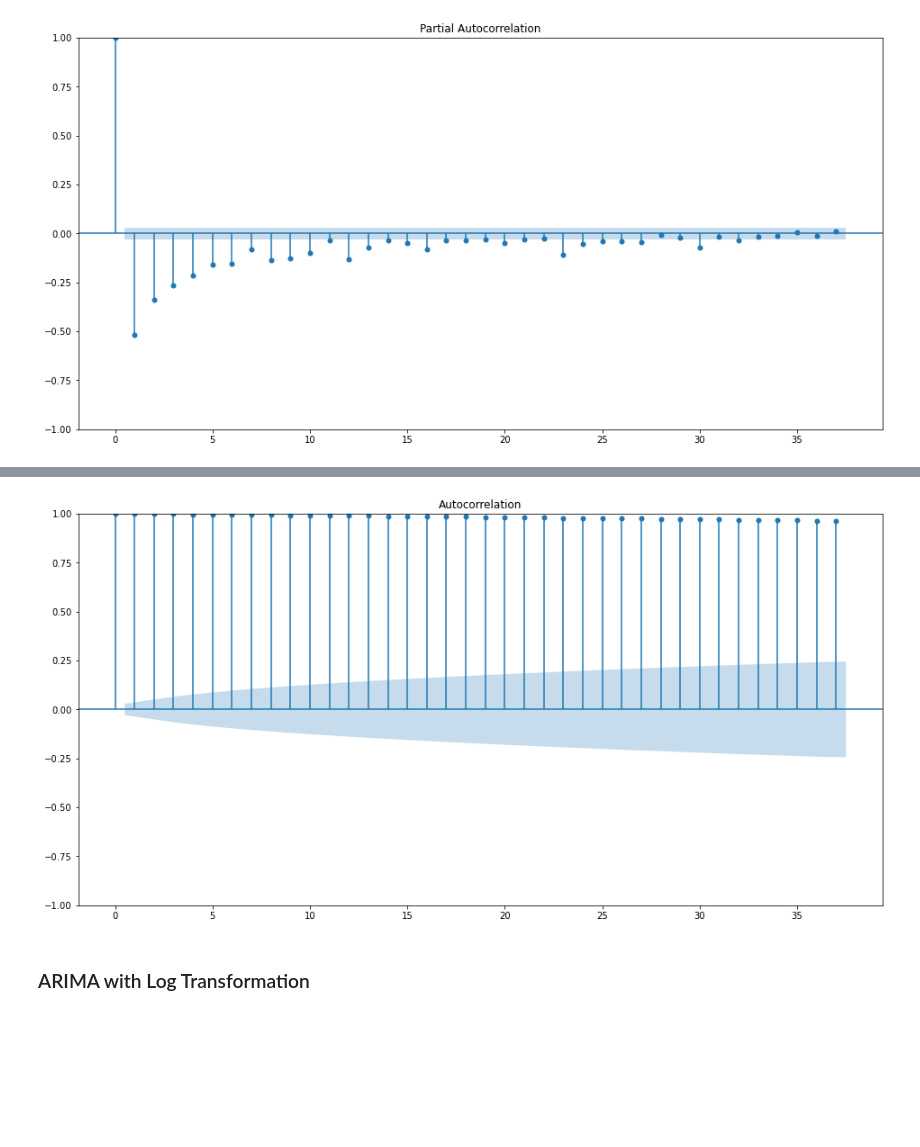
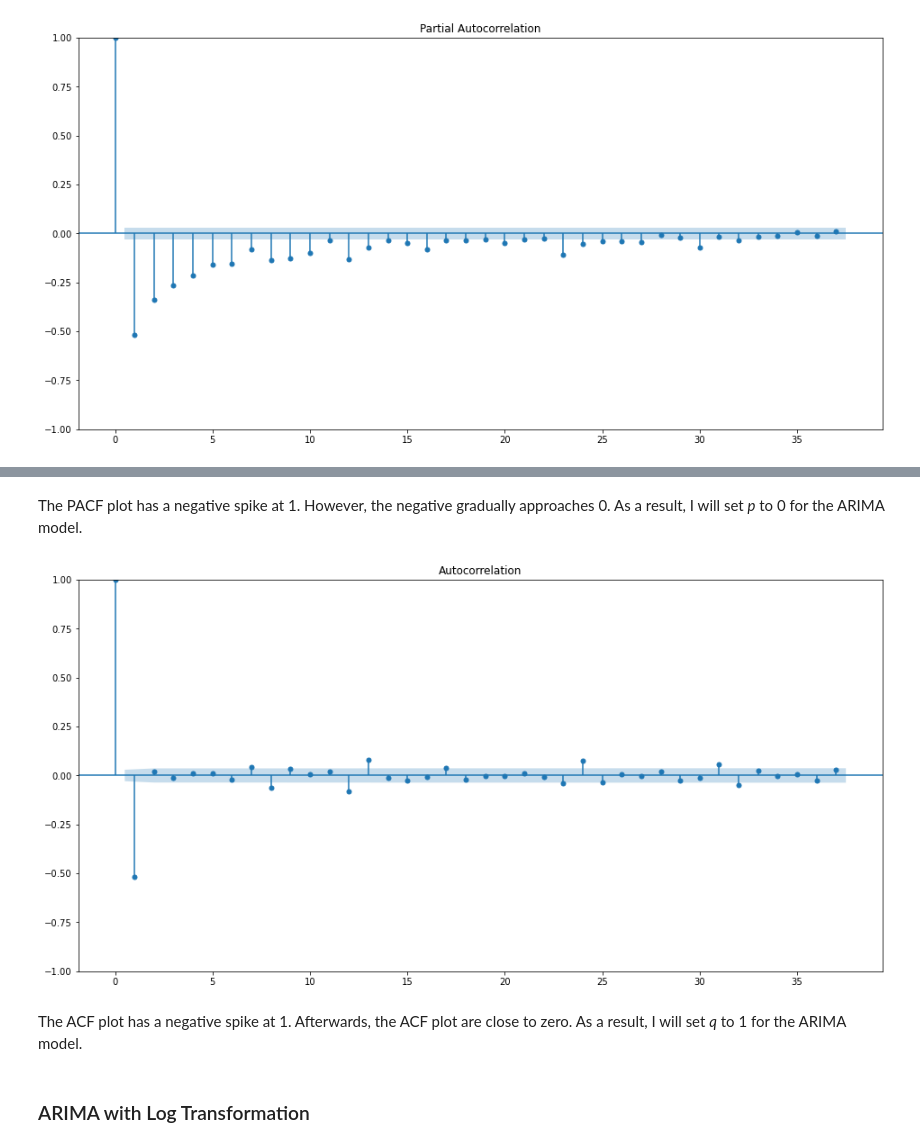
Before and after one commit to keithotuomagie/bitcoin_ts, a Jupyter notebook: notebook.ipynb, the cells around one changed output, grey strips where cells are left out. Cells and saved outputs as stored; diff of their text form; code cells hidden in the pictures; blank space fills up the shorter version.

Commit message:
Modeling | ARIMA

```diff
--- a/notebook.ipynb
+++ b/notebook.ipynb
@@ -1133,11 +1097,15 @@ plt.show()
+# %% [markdown]
+The PACF plot has a negative spike at 1.  However, the negative gradually approaches 0.  As a result, I will set *p* to 0 for the ARIMA model.
 # %%
 # Utilizing Autocorrelation Function (ACF) plot to find 'q'
 
 fig, ax = plt.subplots(figsize=(16, 8))
 
-plot_acf(bitcoin_arima['Price'], ax=ax);
+plot_acf(bitcoin_arima_diff['Price'], ax=ax);
 # %% [output]
-[figure, old version]
+[figure, new version]
+# %% [markdown]
+The ACF plot has a negative spike at 1.  Afterwards, the ACF plot are close to zero.  As a result, I will set *q* to 1 for the ARIMA model.
 # %% [markdown]
 ### ARIMA with Log Transformation ###
 # %% [markdown]
```
Also changed, not shown: parts of 9 cells of this notebook.
